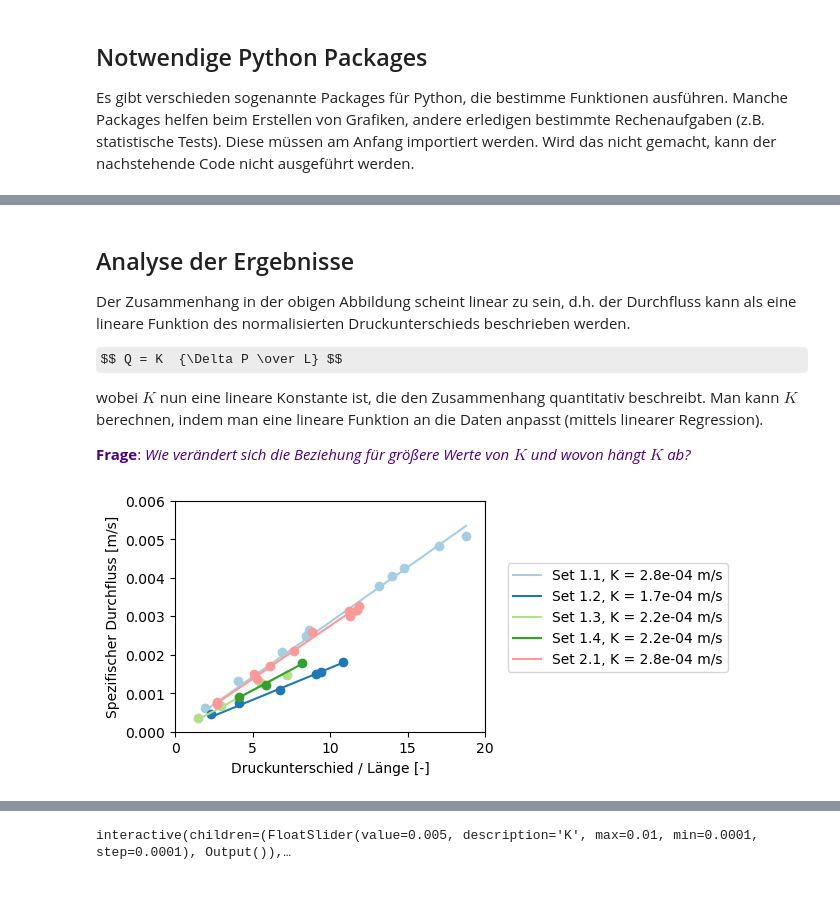
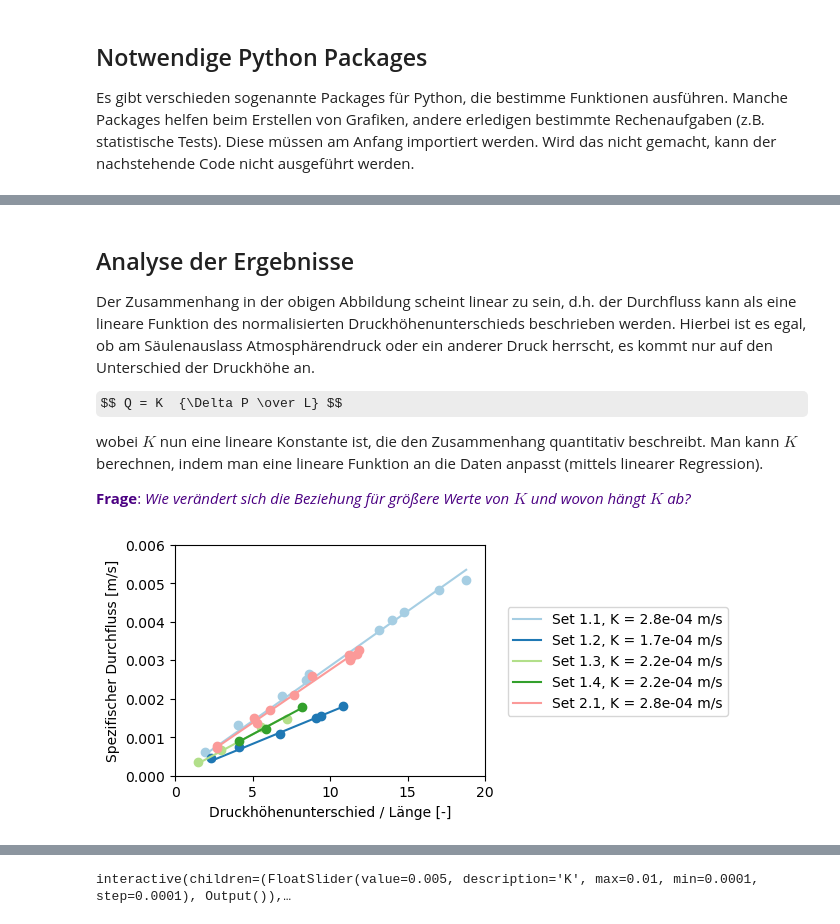
Before and after one commit to SebastianGnann/Darcys_Experiment, a Jupyter notebook: Darcys_Experiment_Lehre.ipynb, the cells around one changed output, grey strips where cells are left out. Drawn from its saved outputs; the diff is of its cells as text; code cells hidden in the pictures; some formulas as TeX source; blank space fills up the shorter version.

```diff
--- a/Darcys_Experiment_Lehre.ipynb
+++ b/Darcys_Experiment_Lehre.ipynb
@@ -131,7 +131,8 @@ plt.grid(alpha=0.5)
 # %% [markdown]
 ## Analyse der Ergebnisse
 
-Der Zusammenhang in der obigen Abbildung scheint linear zu sein, d.h. der Durchfluss kann als eine lineare Funktion des normalisierten Druckunterschieds beschrieben werden.
+Der Zusammenhang in der obigen Abbildung scheint linear zu sein, d.h. der Durchfluss kann als eine lineare Funktion des normalisierten Druckhöhenunterschieds beschrieben werden.
+Hierbei ist es egal, ob am Säulenauslass Atmosphärendruck oder ein anderer Druck herrscht, es kommt nur auf den Unterschied der Druckhöhe an.
 
 $$ Q = K  {\Delta P \over L} $$
 
@@ -142,29 +143,29 @@ Man kann $K$ berechnen, indem man eine lineare Funktion an die Daten anpasst (mi
 # %%
 # fit data
 def plot_linear_regression(X,Y,color,text):
     model = LinearRegression(fit_intercept=False)
     model.fit(X, Y)
     predictions = model.predict(X)
     slope = model.coef_[0]
     ax.plot(X, Y, 'o', c=color)
     ax.plot(X, predictions, '-', c=color, label=text+f', K = {slope:.1e} m/s') #.2f
 
 # plot data
 fig, ax = plt.subplots(figsize=(4, 3))
 plot_linear_regression(df.loc[df["Set"]==1,"Pressure"].values.reshape(-1, 1)/0.58, df.loc[df["Set"]==1,"Flow"],'#a6cee3','Set 1.1')
 plot_linear_regression(df.loc[df["Set"]==2,"Pressure"].values.reshape(-1, 1)/1.14, df.loc[df["Set"]==2,"Flow"],'#1f78b4','Set 1.2')
 plot_linear_regression(df.loc[df["Set"]==3,"Pressure"].values.reshape(-1, 1)/1.71, df.loc[df["Set"]==3,"Flow"],'#b2df8a','Set 1.3')
 plot_linear_regression(df.loc[df["Set"]==4,"Pressure"].values.reshape(-1, 1)/1.70, df.loc[df["Set"]==4,"Flow"],'#33a02c','Set 1.4')
 plot_linear_regression(df2.loc[df2["Set"]==1,"Pressure difference"].values.reshape(-1, 1)/1.1, df2.loc[df2["Set"]==1,"Flow"],'#fb9a99','Set 2.1')
 ax.set_xlim([0, 20])
 ax.set_ylim([0, 0.006])
-plt.xlabel('Druckunterschied / Länge [-]')
+plt.xlabel('Druckhöhenunterschied / Länge [-]')
 plt.ylabel('Spezifischer Durchfluss [m/s]')
 #plt.grid(alpha=0.5)
 plt.legend(bbox_to_anchor=(1.05, 0.76))
 %matplotlib inline
 # %% [output]
-[figure, old version]
+[figure, new version]
 # %% [markdown]
 ## Der Parameter $K$
 
```
Also changed, not shown: parts of 6 cells of this notebook.
